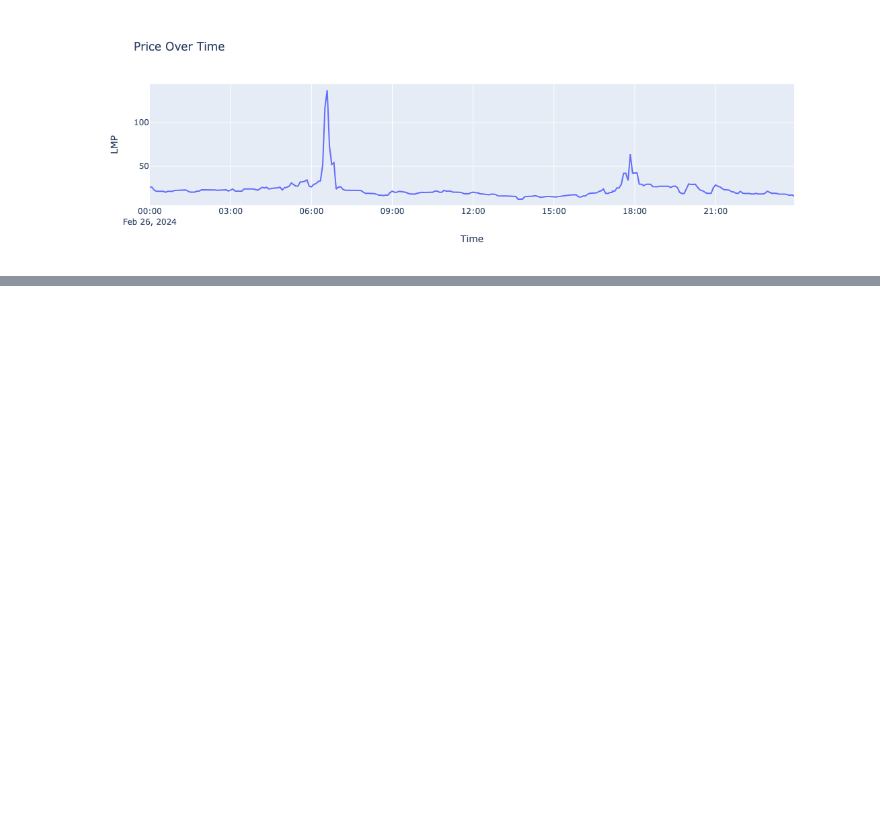
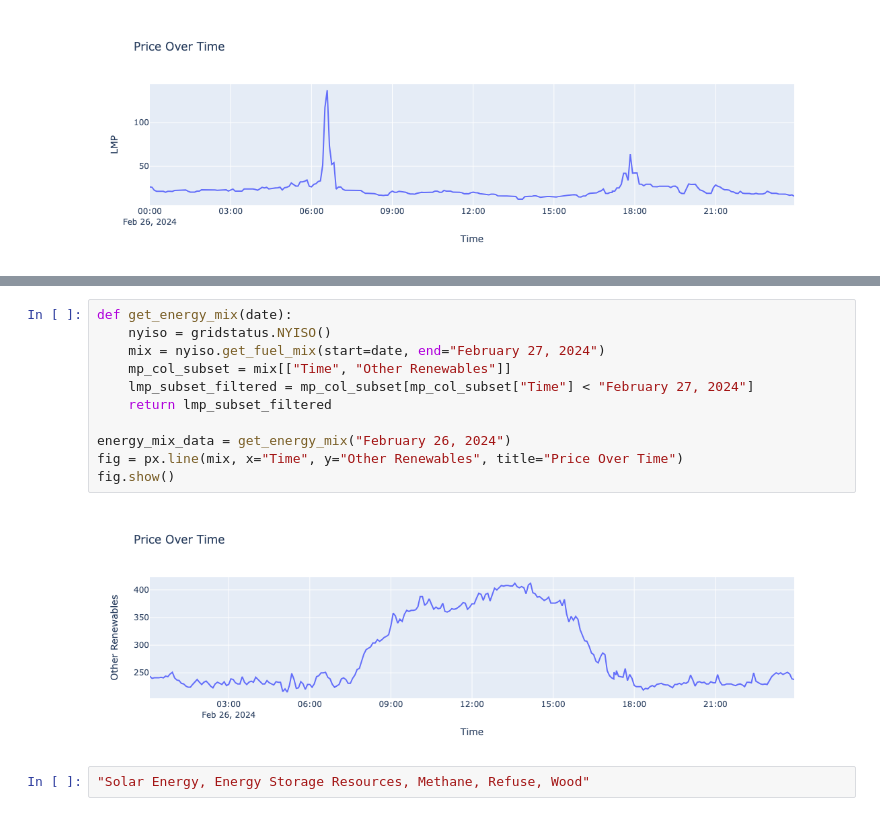
Before and after one commit to vel9/grid-flexibility-exploration, a Jupyter notebook: HomeGridFlexibility.ipynb, the cells around one changed output, grey strips where cells are left out. Drawn from its saved outputs; the diff is of its cells as text; blank space fills up the shorter version.

Commit message:
add initial load flexibility by renewable energy

```diff
--- a/HomeGridFlexibility.ipynb
+++ b/HomeGridFlexibility.ipynb
@@ -90,3 +93,18 @@ fig = px.histogram(resources_allocated, x="Time", y="Average LMP", title="Averag
 fig.show()
 # %% [output]
 [figure]
+# %%
+def get_energy_mix(date):
+    nyiso = gridstatus.NYISO()
+    mix = nyiso.get_fuel_mix(start=date, end="February 27, 2024")
+    mp_col_subset = mix[["Time", "Other Renewables"]]
+    lmp_subset_filtered = mp_col_subset[mp_col_subset["Time"] < "February 27, 2024"]
+    return lmp_subset_filtered
+
+energy_mix_data = get_energy_mix("February 26, 2024")
+fig = px.line(mix, x="Time", y="Other Renewables", title="Price Over Time")
+fig.show()
+# %% [output]
+[figure, added]
+# %%
+"Solar Energy, Energy Storage Resources, Methane, Refuse, Wood"
```
Also changed, not shown: parts of 5 cells of this notebook.
